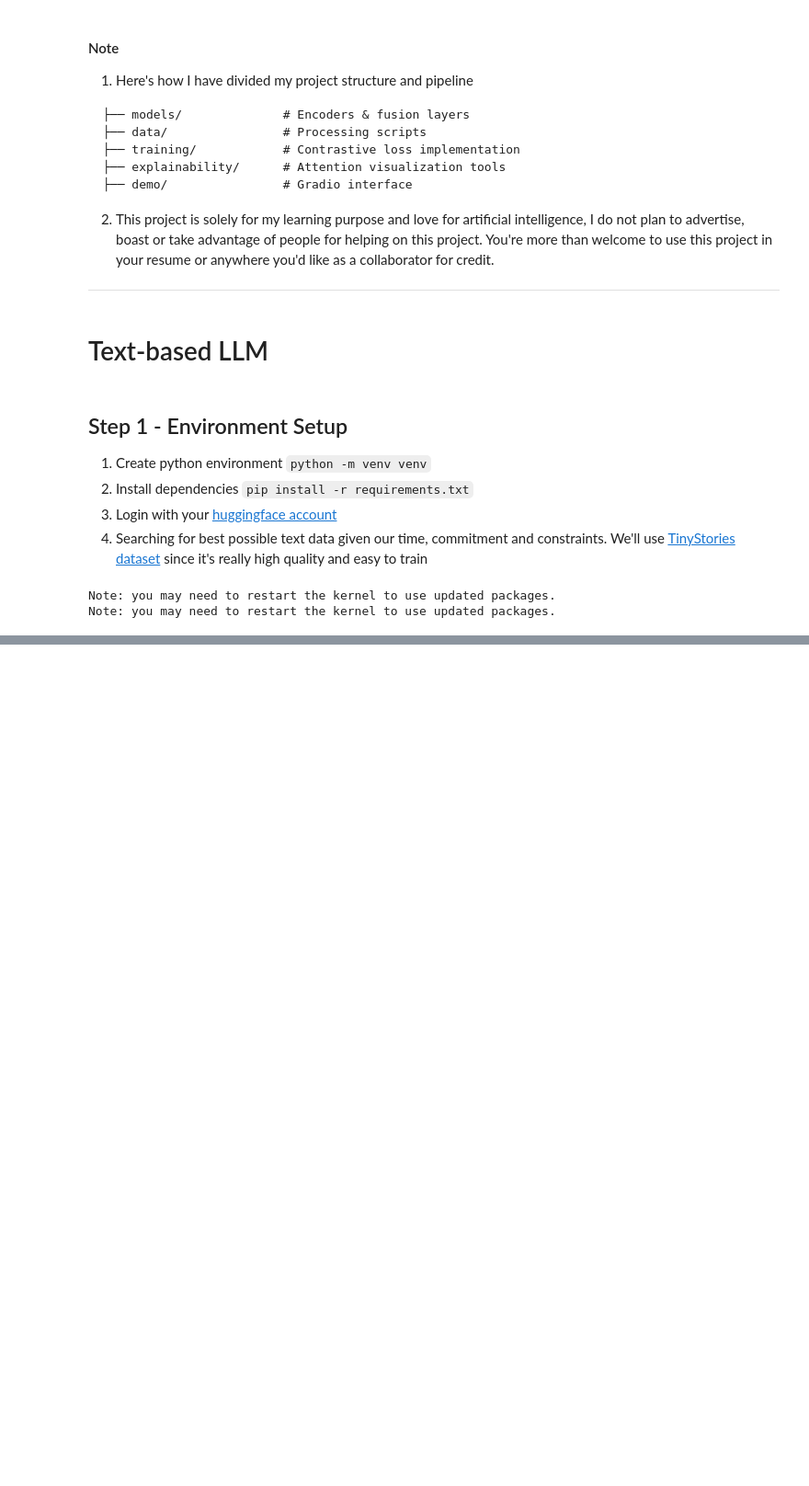
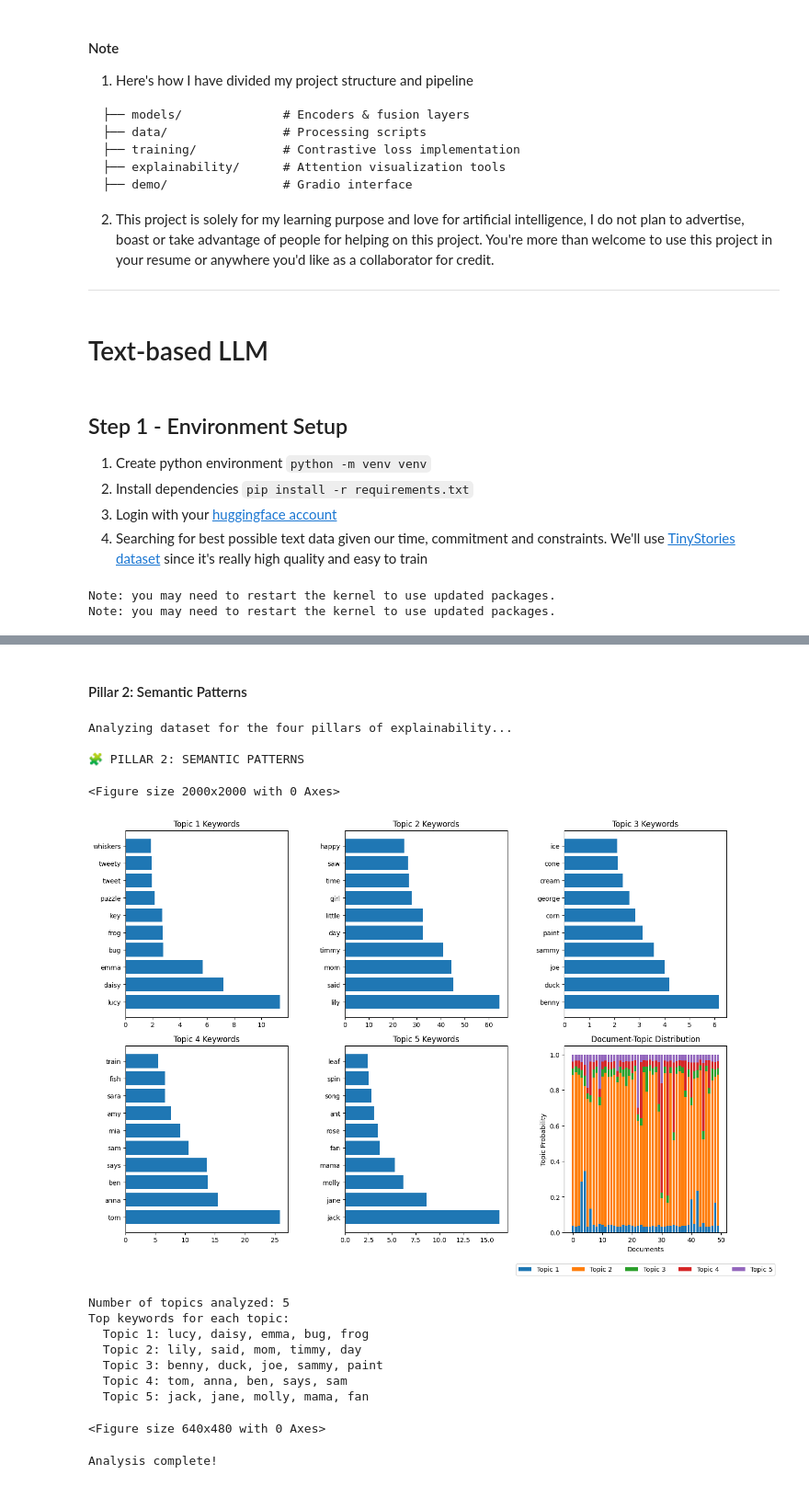
Before and after one commit to ashworks1706/llm-from-scratch, a Jupyter notebook: tutorial.ipynb, the cells around one changed output, grey strips where cells are left out. Shown at 92% size. Cells and saved outputs as stored; diff of their text form; code cells hidden in the pictures; blank space fills up the shorter version.

```diff
--- a/tutorial.ipynb
+++ b/tutorial.ipynb
@@ -108,0 +103,19 @@ Analysis complete! These visualizations provide insights into the dataset's char
+# %% [markdown]
+#### Pillar 2: Semantic Patterns
+# %%
+four_pillars.visualize(ds,pillars=[2])
+# %% [output]
+Analyzing dataset for the four pillars of explainability...
+
+🧩 PILLAR 2: SEMANTIC PATTERNS
+<Figure size 2000x2000 with 0 Axes>
+[figure, added]
+Number of topics analyzed: 5
+Top keywords for each topic:
+  Topic 1: lucy, daisy, emma, bug, frog
+  Topic 2: lily, said, mom, timmy, day
+  Topic 3: benny, duck, joe, sammy, paint
+  Topic 4: tom, anna, ben, says, sam
+  Topic 5: jack, jane, molly, mama, fan
+<Figure size 640x480 with 0 Axes>
+Analysis complete!
```
Also changed, not shown: parts of 11 cells of this notebook, 1 other file.
